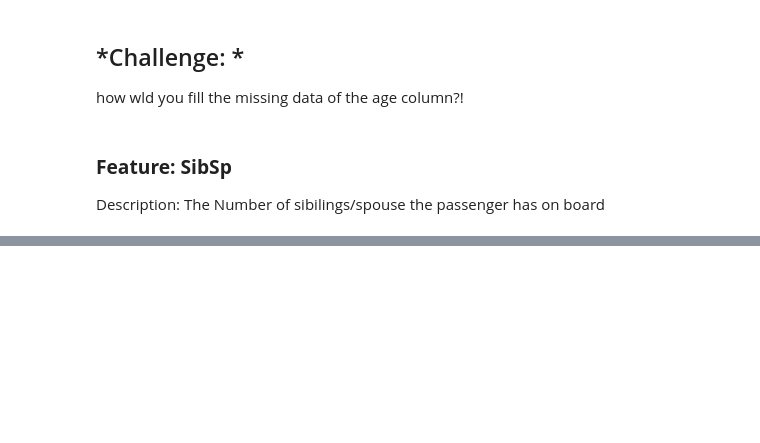
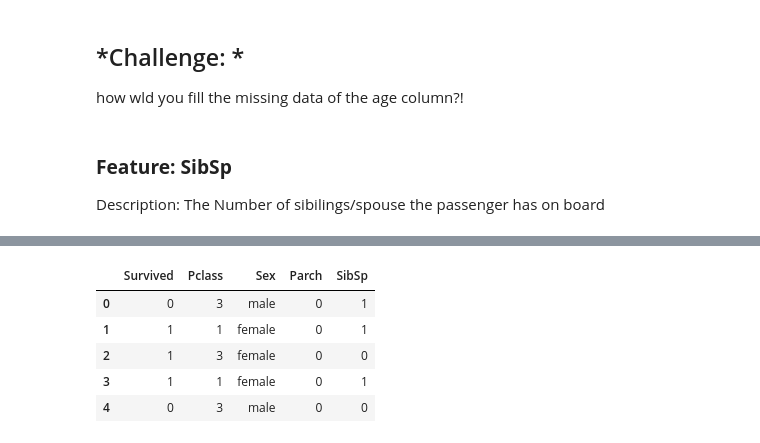
Before and after one commit to felstuff/BackToBasic, a Jupyter notebook: TitanicExplloratory.ipynb, the cells around one changed output, grey strips where cells are left out. Drawn from its saved outputs; the diff is of its cells as text; code cells hidden in the pictures; blank space fills up the shorter version.

```diff
--- a/TitanicExplloratory.ipynb
+++ b/TitanicExplloratory.ipynb
@@ -363,0 +362,12 @@ plot_count_dist(train,
+# %%
+df_bin['Parch'] = pd.cut(train['Parch'], 10)
+df_con['Parch'] = train['Parch']
+# %%
+df_con.head()
+# %% [output]
+|  | Survived | Pclass | Sex | Parch | SibSp |
+| 0 | 0 | 3 | male | 0 | 1 |
+| 1 | 1 | 1 | female | 0 | 1 |
+| 2 | 1 | 3 | female | 0 | 0 |
+| 3 | 1 | 1 | female | 0 | 1 |
+| 4 | 0 | 3 | male | 0 | 0 |
```
Also changed, not shown: parts of 8 cells of this notebook.
